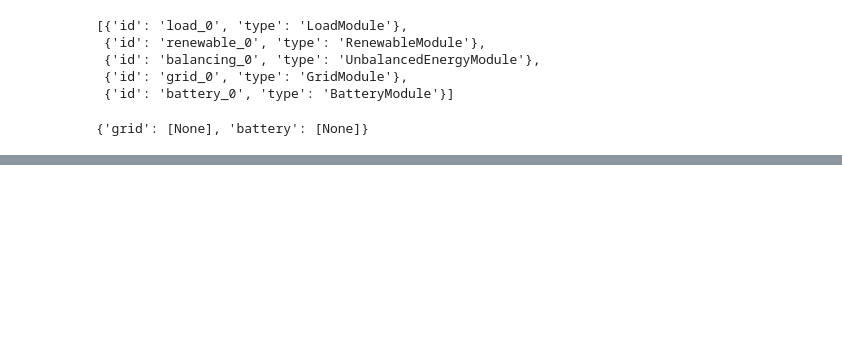
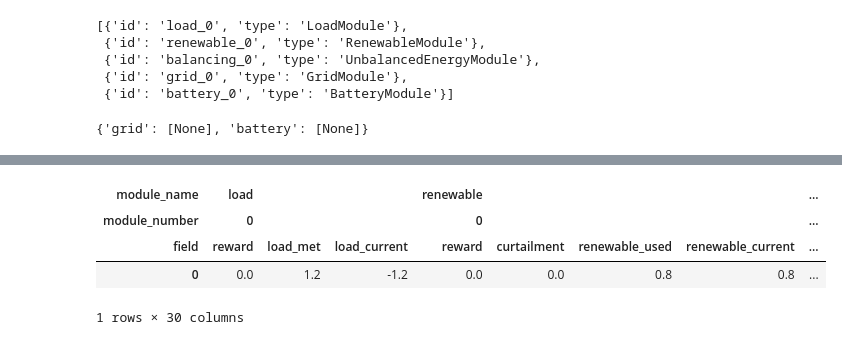
Before and after one commit to Techathon-2025-G5/smart-energy-community-platform, a Jupyter notebook: model/test_pymgrid.ipynb, the cells around one changed output, grey strips where cells are left out. Cells and saved outputs as stored; diff of their text form; code cells hidden in the pictures; blank space fills up the shorter version.

```diff
--- a/model/test_pymgrid.ipynb
+++ b/model/test_pymgrid.ipynb
@@ -40,0 +39,8 @@ IndexError: index 2 is out of bounds for axis 0 with size 2
+# %%
+microgrid.microgrid.log
+# %% [output]
+| module_name | load |  |  | renewable |  |  |  | ... |
+| module_number | 0 |  |  | 0 |  |  |  | ... |
+| field | reward | load_met | load_current | reward | curtailment | renewable_used | renewable_current | ... |
+| 0 | 0.0 | 1.2 | -1.2 | 0.0 | 0.0 | 0.8 | 0.8 | ... |
+1 rows × 30 columns
```
Also changed, not shown: parts of 41 cells of this notebook, 1 other file.
